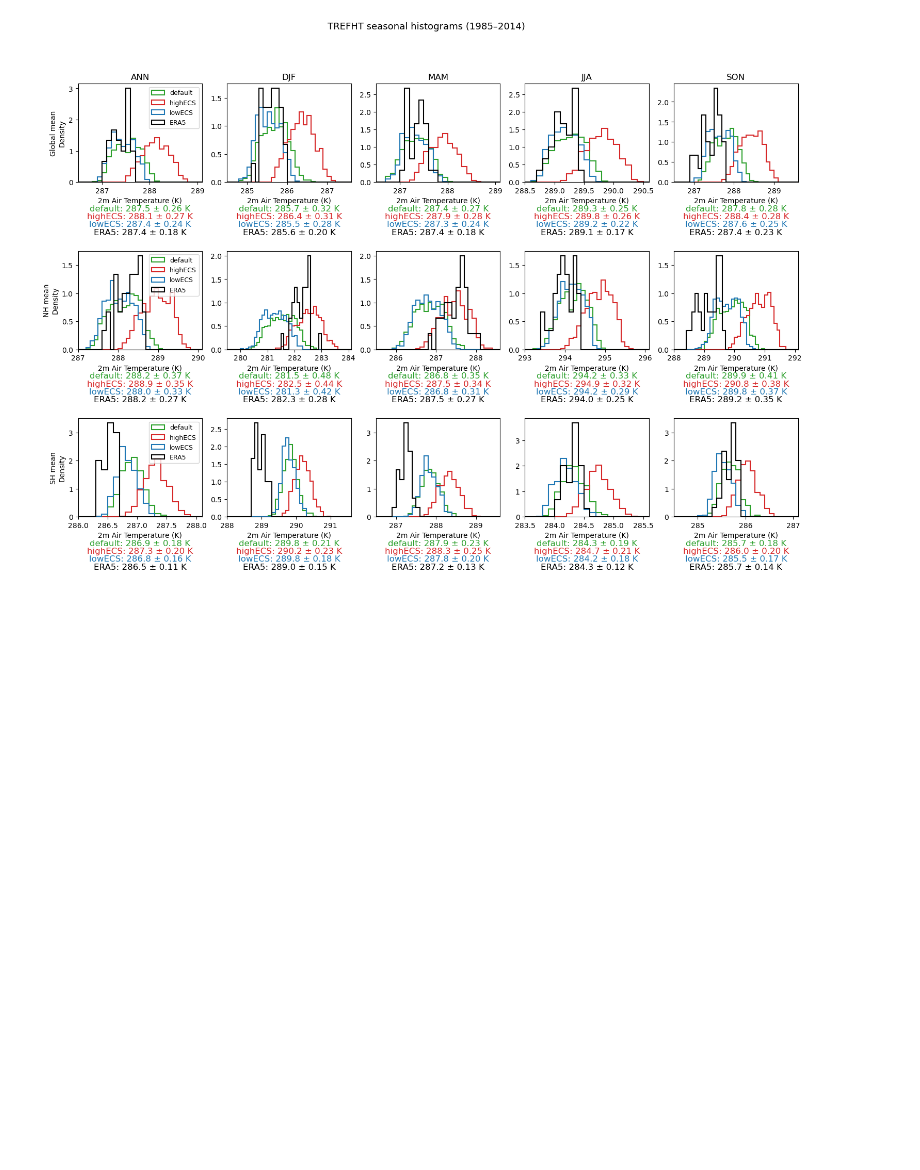
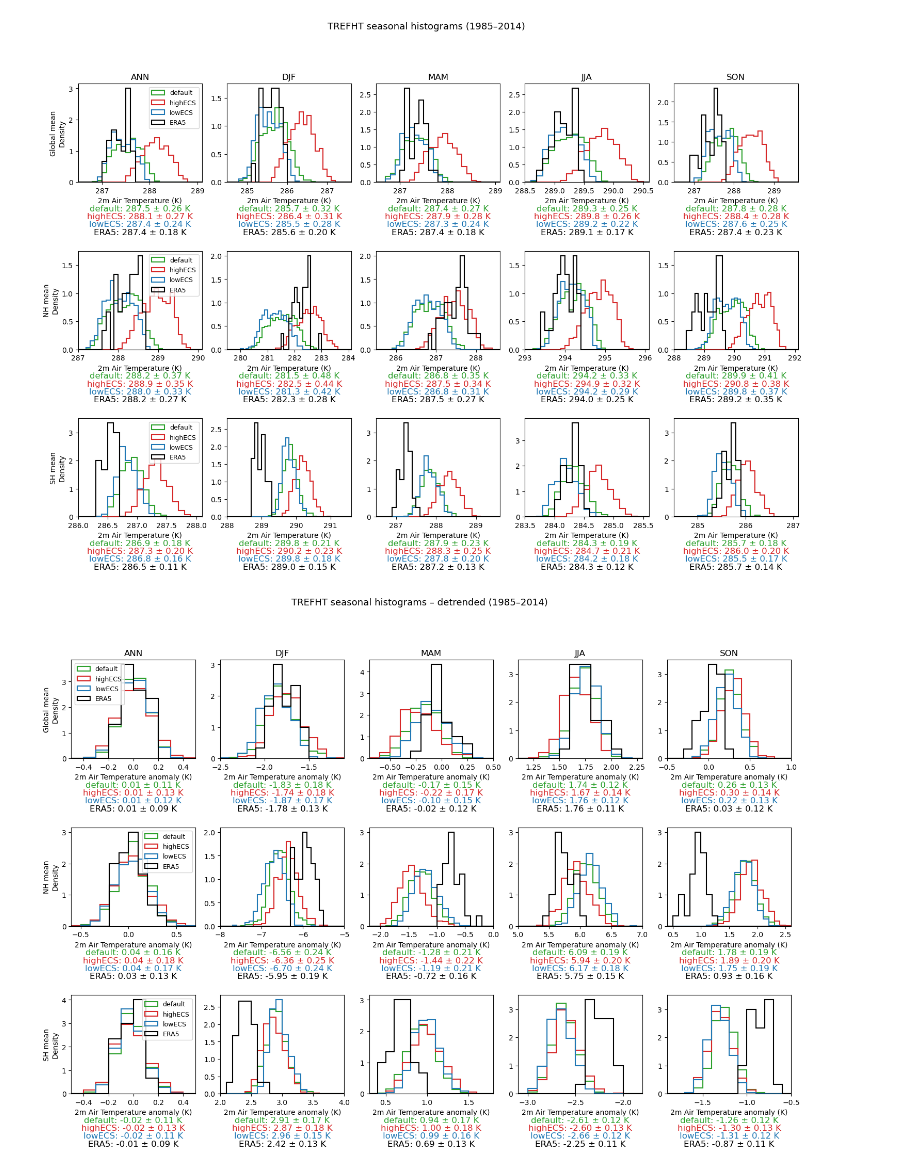
Before and after one commit to beharrop/E3SMv3-XLE-analysis, a Jupyter notebook: Global_historical_plots.ipynb, the cells around one changed output. Cells and saved outputs as stored; diff of their text form; code cells hidden in the pictures; blank space fills up the shorter version.

```diff
--- a/Global_historical_plots.ipynb
+++ b/Global_historical_plots.ipynb
@@ -443,3 +518,95 @@ fig.subplots_adjust(bottom=0.18, hspace=0.7)
 plt.show()
 # %% [output]
 [figure]
+# %%
+# ── Plot (detrended) ──────────────────────────────────────────────────────────
+
+# Hand-tuned bins for the global-mean row
+GLB_SEASON_BINS_DET = {
+    'ANN': np.arange(-0.5,  0.5 + 0.1, 0.1),
+    'DJF': np.arange(-2.5, -1.1 + 0.1, 0.1),
+    'MAM': np.arange(-0.7,  0.5 + 0.1, 0.1),
+    'JJA': np.arange( 1.1,  2.3 + 0.1, 0.1),
+    'SON': np.arange(-0.5,  1.0 + 0.1, 0.1),
+}
+
+NH_SEASON_BINS_DET = {
+    'ANN': np.arange(-0.6,  0.7 + 0.1, 0.1),
+    'DJF': np.arange(-8.0, -5.0 + 0.1, 0.1),
+    'MAM': np.arange(-2.2,  0.0 + 0.1, 0.1),
+    'JJA': np.arange( 5.0,  7.0 + 0.1, 0.1),
+    'SON': np.arange( 0.4,  2.6 + 0.1, 0.1),
+}
+
+SH_SEASON_BINS_DET = {
+    'ANN': np.arange(-0.5,  0.5 + 0.1, 0.1),
+    'DJF': np.arange( 2.0,  4.0 + 0.1, 0.1),
+    'MAM': np.arange( 0.3,  1.8 + 0.1, 0.1),
+    'JJA': np.arange(-3.1, -1.9 + 0.1, 0.1),
+    'SON': np.arange(-1.9, -0.5 + 0.1, 0.1),
+}
+
+def auto_bins_det(rgn_key, season, step=0.1, pad=0.5):
+    """Derive histogram bins from the detrended data range across all ensembles."""
+    all_vals = np.concatenate([v for v, _ in seasonal_data_detrended[rgn_key][season].values()])
+    lo = np.floor((all_vals.min() - pad) / step) * step
+    hi = np.ceil( (all_vals.max() + pad) / step) * step
+    return np.arange(lo, hi + step, step)
+
+# Use hand-tuned bins for GLB; auto-derive for NH and SH
+SEASON_BINS_DET = {
+    rgn_key: {
+        season: (GLB_SEASON_BINS_DET[season] if rgn_key == 'GLB'
+                 else NH_SEASON_BINS_DET[season] if rgn_key == 'NH'
+                 else SH_SEASON_BINS_DET[season] if rgn_key == 'SH'
+                 else auto_bins_det(rgn_key, season))
+        for season in HIST_SEASONS
+    }
+    for rgn_key, _, _ in RGN_SPECS
+}
+
+n_rows = len(RGN_SPECS)   # 3
+fig, axes = plt.subplots(n_rows, 5, figsize=(18, 4 * n_rows), sharey=False)
+
+for row_idx, (rgn_key, _, row_title) in enumerate(RGN_SPECS):
+    for col_idx, season in enumerate(HIST_SEASONS):
+        ax   = axes[row_idx, col_idx]
+        bins = SEASON_BINS_DET[rgn_key][season]
+
+        for label, _, color in ENSEMBLE_SPECS:
+            flat, _ = seasonal_data_detrended[rgn_key][season][label]
+            ax.hist(flat, bins=bins, histtype='step', color=color, linewidth=1.5, label=label, density=True)
+
+        if row_idx == 0:
+            ax.set_title(season, fontsize=12)
+        ax.set_xlabel('2m Air Temperature anomaly (K)')
+        ax.set_xlim(bins[0], bins[-1])
+
+        # --- per-ensemble stats caption below the x-axis label ---
+        caption_lines = []
+        for label, _, color in ENSEMBLE_SPECS:
+            flat, _ = seasonal_data_detrended[rgn_key][season][label]
+            mu  = np.mean(flat)
+            sig = np.std(flat)
+            caption_lines.append((f"{label}: {mu:.2f} \u00b1 {sig:.2f} K", color))
+
+        y_start   = -0.23
+        line_step = -0.08
+        for i, (text, color) in enumerate(caption_lines):
+            ax.text(
+                0.5, y_start + i * line_step,
+                text,
+                transform=ax.transAxes,
+                ha='center', va='top',
+                fontsize=12, color=color,
+                clip_on=False,
+            )
+
+    axes[row_idx, 0].set_ylabel(f'{row_title}\nDensity')
+    axes[row_idx, 0].legend(fontsize=9)
+
+fig.suptitle('TREFHT seasonal histograms – detrended (1985–2014)', fontsize=13)
+fig.subplots_adjust(bottom=0.18, hspace=0.7)
+plt.show()
+# %% [output]
+[figure, added]
```
Also changed, not shown: parts of 2 cells of this notebook, 1 other file.
